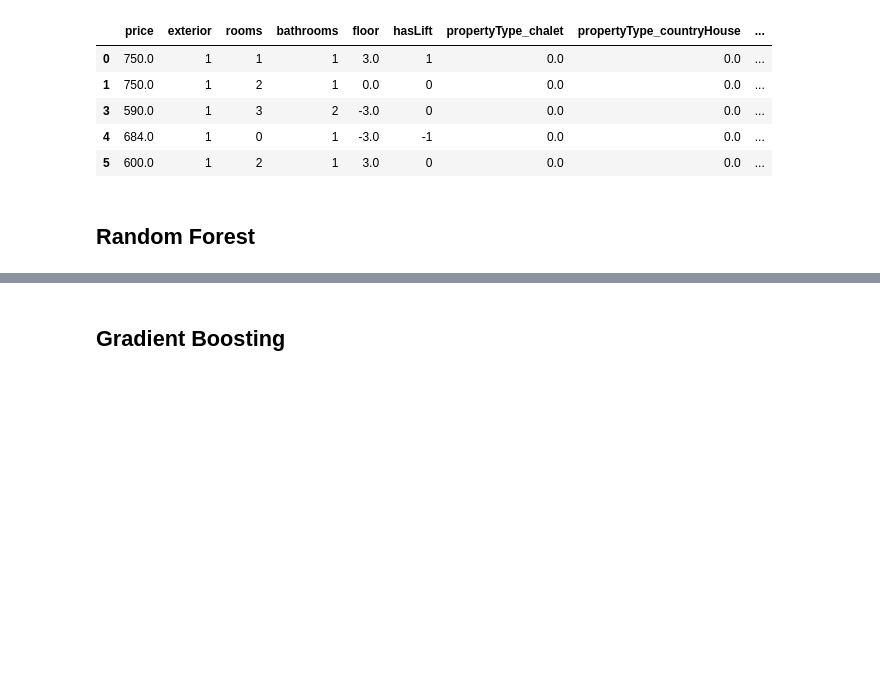
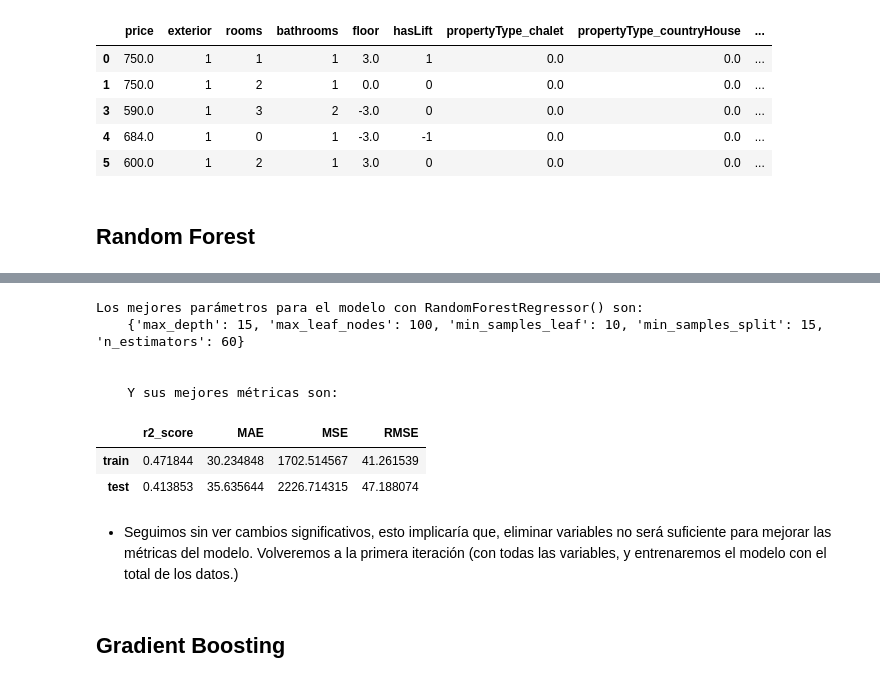
Before and after one commit to davfranco1/Proyecto7-PrediccionCasas, a Jupyter notebook: notebooks/modelo2/5_Modelos.ipynb, the cells around one changed output, grey strips where cells are left out. Saved outputs shown, nothing was run; the diff lists cells and outputs as text; code cells hidden in the pictures; blank space fills up the shorter version.

```diff
--- a/notebooks/modelo2/5_Modelos.ipynb
+++ b/notebooks/modelo2/5_Modelos.ipynb
@@ -100,3 +142,27 @@ sns.barplot(x = "Importancia", y= df_importancia_rf.index, data = df_importancia
+# %%
+X_train_reducida3 = X_train_reducida.drop(columns=["hasLift", "rooms"])
+X_test_reducida3 = X_test_reducida.drop(columns=["hasLift", "rooms"])
+# %%
+params_rf_v3 = {
+    'n_estimators': [50, 60, 70], # de árboles que queremos en nuestro bosque
+    'max_depth': [10, 15, 20],
+    'min_samples_split': [10, 15, 20], # mínimo de datos que debe tener la madre
+    'min_samples_leaf': [10, 15, 20], # mínimo de datos que debe tener el hijo
+    'max_leaf_nodes': [80, 100, 120] # de nodos finales
+}
+# %%
+modelo_final_rf_v3, df_metricas_rf_v3 = sp.probar_modelo(X_train_reducida3, y_train["price"].values, X_test_reducida3, y_test, params_rf_v3, RandomForestRegressor())
+# %% [output]
+Los mejores parámetros para el modelo con RandomForestRegressor() son:
+    {'max_depth': 15, 'max_leaf_nodes': 100, 'min_samples_leaf': 10, 'min_samples_split': 15, 'n_estimators': 60}
+
+
+    Y sus mejores métricas son:
+|  | r2_score | MAE | MSE | RMSE |
+| train | 0.471844 | 30.234848 | 1702.514567 | 41.261539 |
+| test | 0.413853 | 35.635644 | 2226.714315 | 47.188074 |
+# %% [markdown]
+- Seguimos sin ver cambios significativos, esto implicaría que, eliminar variables no será suficiente para mejorar las métricas del modelo. Volveremos a la primera iteración (con todas las variables, y entrenaremos el modelo con el total de los datos.)
 # %% [markdown]
 ## Gradient Boosting
 # %%
```
Also changed, not shown: parts of 11 cells of this notebook, 5 other files.
